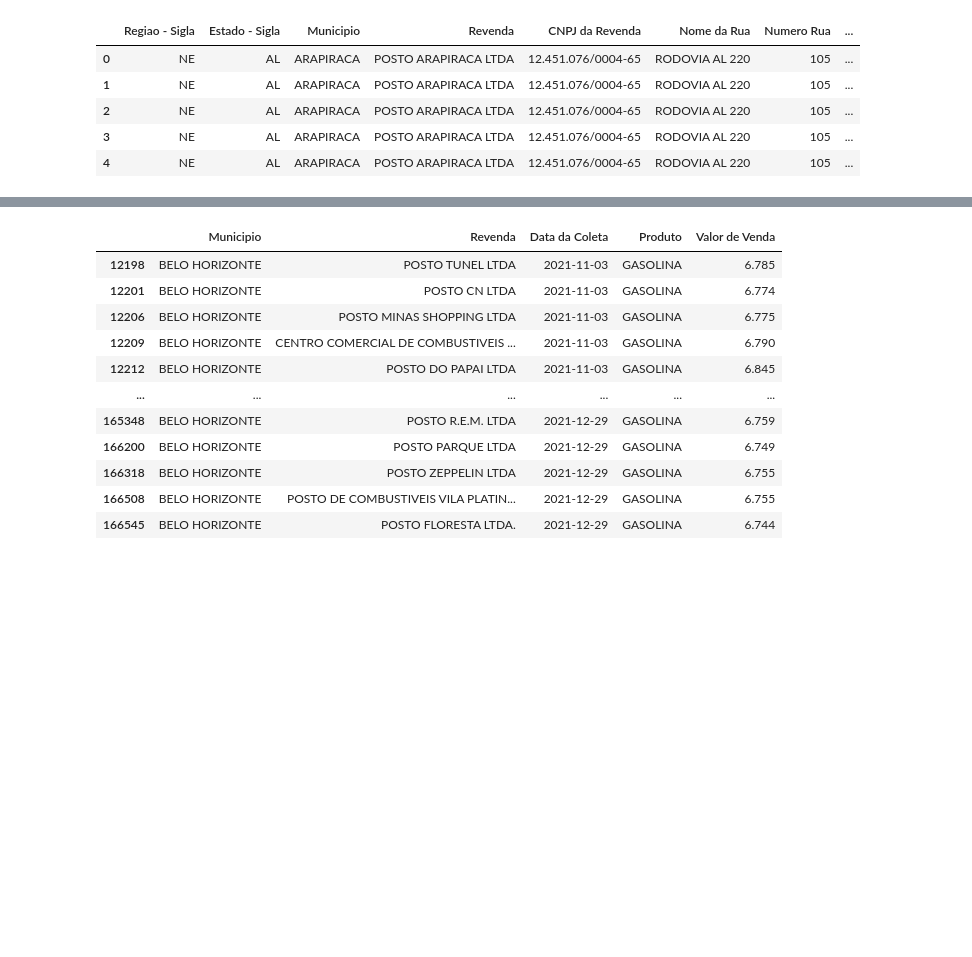
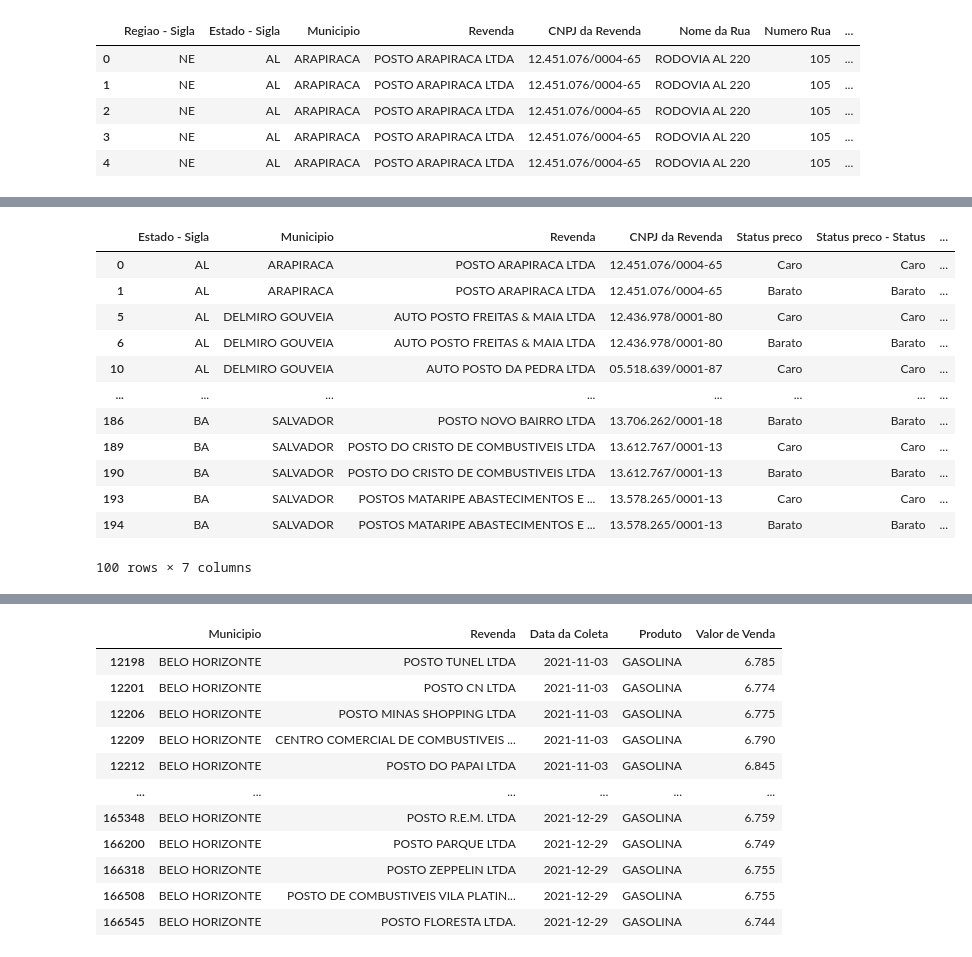
Before and after one commit to almocontim/Python_Pandas, a Jupyter notebook: Primeiro_Exemplo_em_Pandas.ipynb, the cells around one changed output, grey strips where cells are left out. Drawn from its saved outputs; the diff is of its cells as text; code cells hidden in the pictures; blank space fills up the shorter version.

```diff
--- a/Primeiro_Exemplo_em_Pandas.ipynb
+++ b/Primeiro_Exemplo_em_Pandas.ipynb
@@ -285,0 +453,17 @@ None
+# %%
+merge_df.drop_duplicates(inplace=True)
+display(merge_df.head(100))
+# %% [output]
+|  | Estado - Sigla | Municipio | Revenda | CNPJ da Revenda | Status preco | Status preco - Status | ... |
+| 0 | AL | ARAPIRACA | POSTO ARAPIRACA LTDA | 12.451.076/0004-65 | Caro | Caro | ... |
+| 1 | AL | ARAPIRACA | POSTO ARAPIRACA LTDA | 12.451.076/0004-65 | Barato | Barato | ... |
+| 5 | AL | DELMIRO GOUVEIA | AUTO POSTO FREITAS & MAIA LTDA | 12.436.978/0001-80 | Caro | Caro | ... |
+| 6 | AL | DELMIRO GOUVEIA | AUTO POSTO FREITAS & MAIA LTDA | 12.436.978/0001-80 | Barato | Barato | ... |
+| 10 | AL | DELMIRO GOUVEIA | AUTO POSTO DA PEDRA LTDA | 05.518.639/0001-87 | Caro | Caro | ... |
+| ... | ... | ... | ... | ... | ... | ... | ... |
+| 186 | BA | SALVADOR | POSTO NOVO BAIRRO LTDA | 13.706.262/0001-18 | Barato | Barato | ... |
+| 189 | BA | SALVADOR | POSTO DO CRISTO DE COMBUSTIVEIS LTDA | 13.612.767/0001-13 | Caro | Caro | ... |
+| 190 | BA | SALVADOR | POSTO DO CRISTO DE COMBUSTIVEIS LTDA | 13.612.767/0001-13 | Barato | Barato | ... |
+| 193 | BA | SALVADOR | POSTOS MATARIPE ABASTECIMENTOS E ... | 13.578.265/0001-13 | Caro | Caro | ... |
+| 194 | BA | SALVADOR | POSTOS MATARIPE ABASTECIMENTOS E ... | 13.578.265/0001-13 | Barato | Barato | ... |
+100 rows × 7 columns
```
Also changed, not shown: parts of 16 cells of this notebook.
